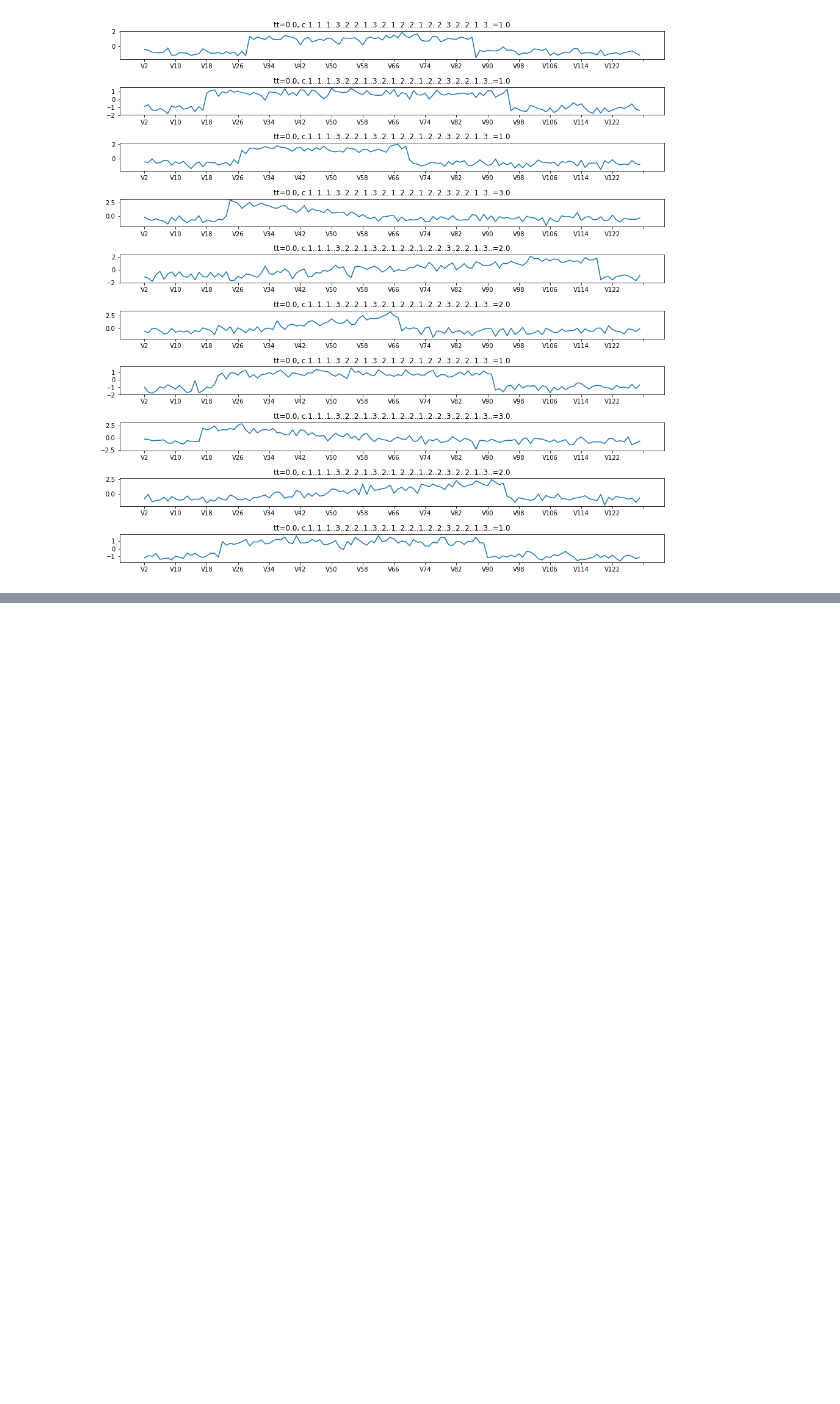
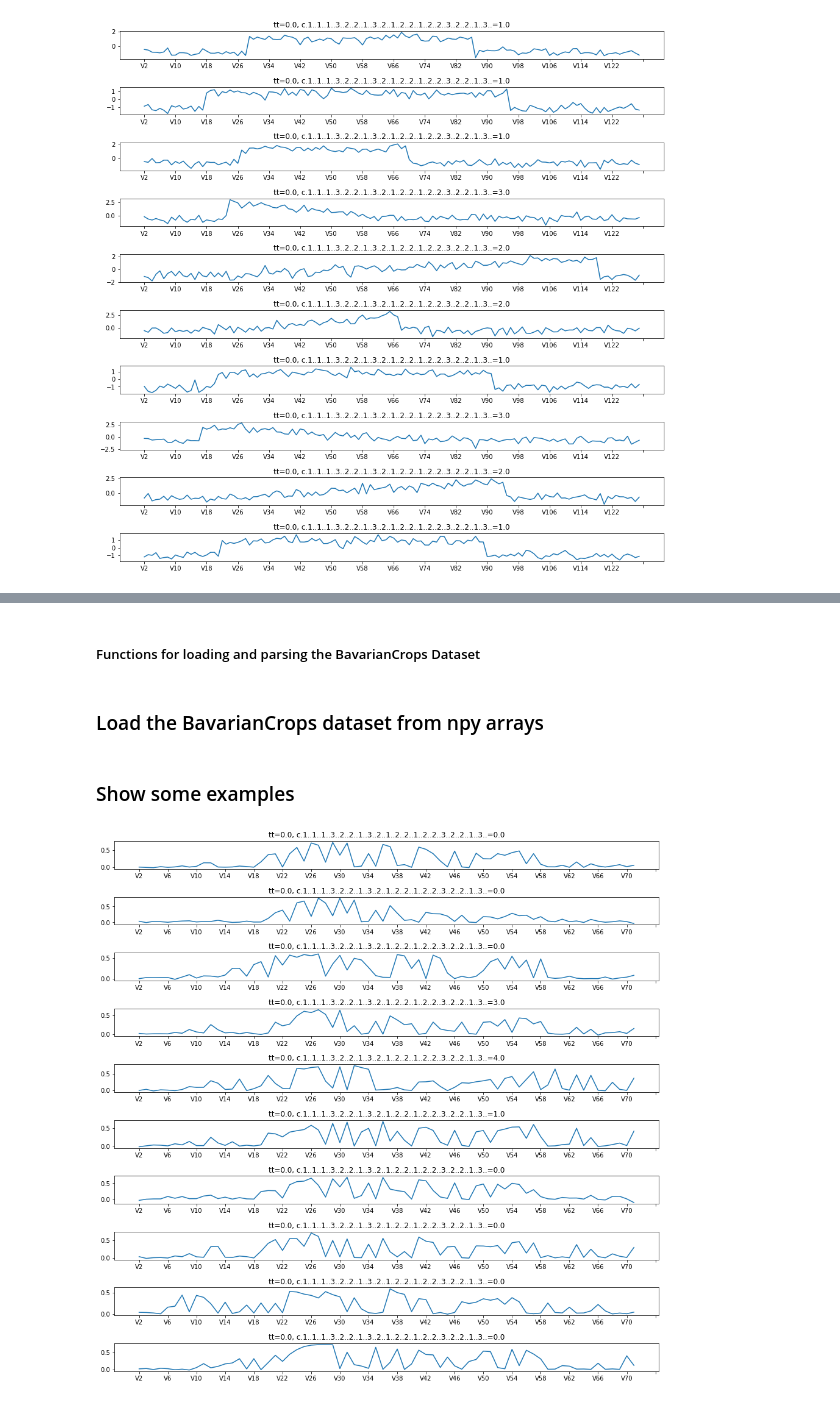
Before and after one commit to MarcCoru/EarlyClassification, a Jupyter notebook: dataset.ipynb, the cells around one changed output, grey strips where cells are left out. Cells and saved outputs as stored; diff of their text form; code cells hidden in the pictures; blank space fills up the shorter version.

Commit message:
parsing of BavarianCrops dataset to Rdata

```diff
--- a/dataset.ipynb
+++ b/dataset.ipynb
@@ -90,0 +83,2 @@ this must load the dataset correctly
+# %% [markdown]
+##### Functions for loading and parsing the BavarianCrops Dataset
@@ -90,0 +146,34 @@ this must load the dataset correctly
+# %% [markdown]
+### Load the BavarianCrops dataset from npy arrays
+# %%
+df_train = load_BavarianCrops_dataset("Databases/BavarianCrops/train/", tt=0.0)
+df_valid = load_BavarianCrops_dataset("Databases/BavarianCrops/valid/", tt=0.0)
+df_test = load_BavarianCrops_dataset("Databases/BavarianCrops/eval/", tt=1.0)
+
+BavarianCrops = pd.concat([df_train, df_valid, df_test])
+
+train=BavarianCrops.copy()
+classes = train.pop("c.1..1..1..3..2..2..1..3..2..1..2..2..1..2..2..3..2..2..1..3..")
+# %% [markdown]
+### Show some examples
+# %%
+# take only V* columns
+values = df_train.filter(regex="V")
+
+n=10
+fig,ax = plt.subplots(n,1,figsize=(16,16))
+for i in range(n):
+    ax[i].plot(values.iloc[i])
+
+    tt=df_train.iloc[i]["tt"]
+    c=df_train.iloc[i]["c.1..1..1..3..2..2..1..3..2..1..2..2..1..2..2..3..2..2..1..3.."]
+
+    title="tt={}, c.1..1..1..3..2..2..1..3..2..1..2..2..1..2..2..3..2..2..1..3..={}".format(tt,c)
+    ax[i].set_title(title)
+
+    # plot fewer ticks
+    ax[i].xaxis.set_major_locator(matplotlib.ticker.MaxNLocator(nbins=20))
+
+plt.subplots_adjust(left=None, bottom=None, right=None, top=None, wspace=None, hspace=1)
+# %% [output]
+[figure, added]
```
Also changed, not shown: parts of 11 cells of this notebook, 9 other files.
